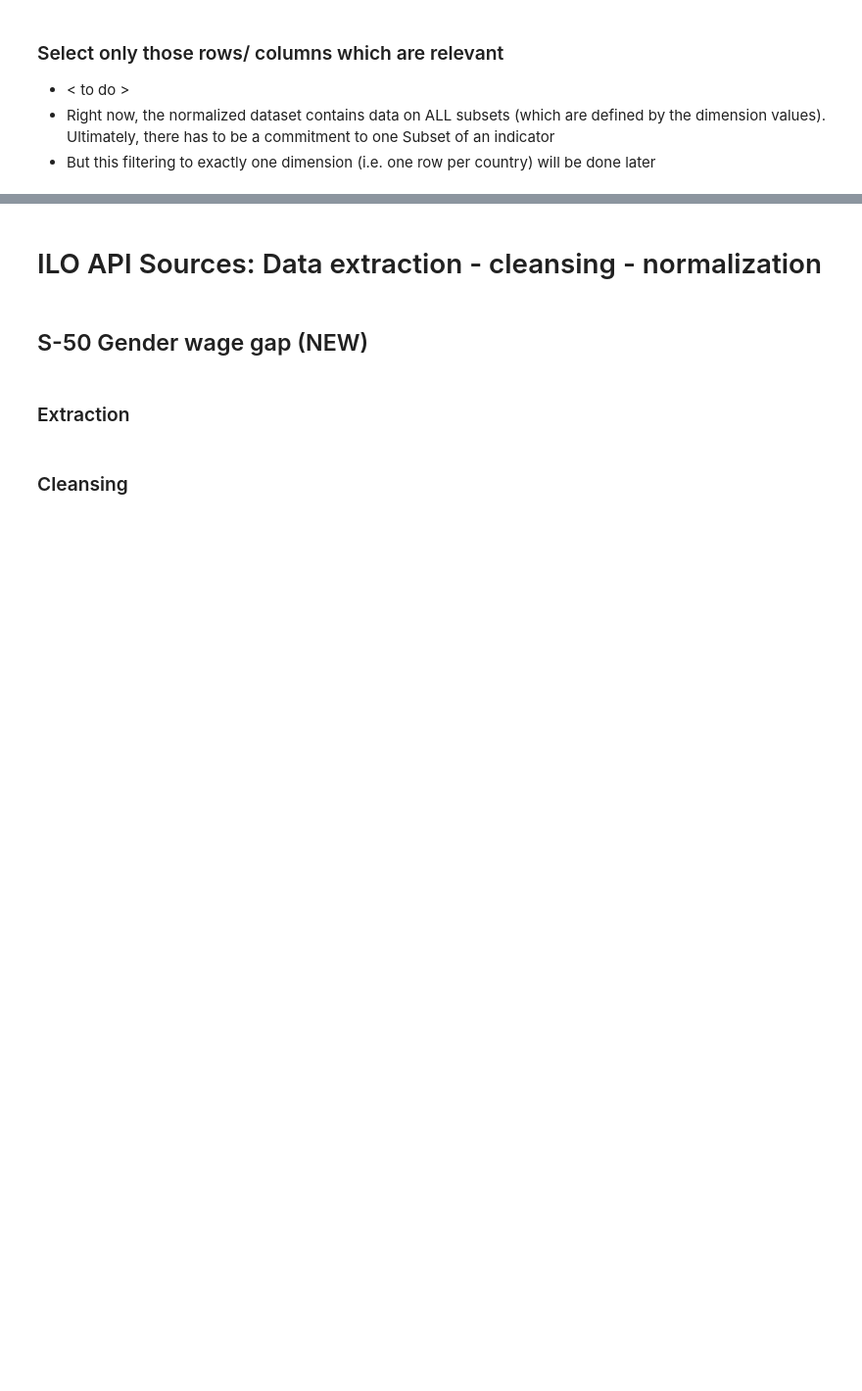
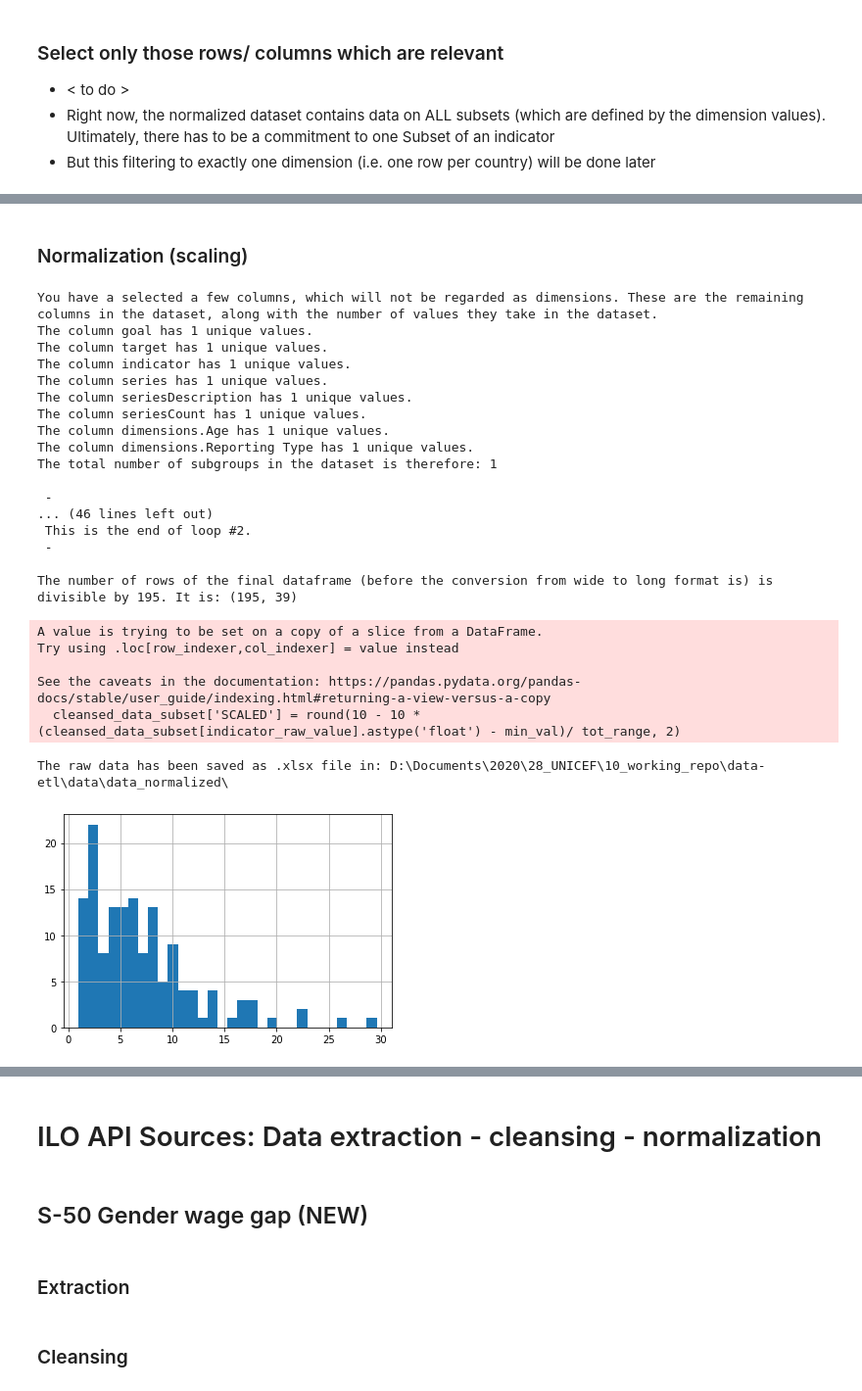
Before and after one commit to m-g-d-c/crba-etl, a Jupyter notebook: main.ipynb, the cells around one changed output, grey strips where cells are left out. Shown at 98% size. Saved outputs shown, nothing was run; the diff lists cells and outputs as text; code cells hidden in the pictures; blank space fills up the shorter version.

Commit message:
Update main.ipynb
Add more indicators, e.g. from WHO

```diff
--- a/main.ipynb
+++ b/main.ipynb
@@ -1039,0 +868,7 @@ The raw data has been saved as .xlsx file in: D:\Documents\2020\28_UNICEF\10_wor
+# %%
+# Extract data
+s102_raw = extract_sdg_api_data(series_code = 'SH_STA_OVRWGT')
+
+# Save raw data
+save_raw_data.save_raw_data(dataframe = s102_raw,
+              filename = 'S_102.xlsx')
@@ -1039,0 +935,65 @@ The raw data has been saved as .xlsx file in: D:\Documents\2020\28_UNICEF\10_wor
+# %% [markdown]
+### Normalization (scaling)
+# %%
+# Scale the raw data and bring the dataframe into long formmat
+s102_normalized = scaler.normalizer(cleansed_data = s102_cleansed,
+                        indicator_raw_value = 'value',
+                        indicator_code = '3.1.3',
+                        indicator_name = 'Proportion of children moderately or severely overweight (%)',
+                        cleansed_df_iso2_col = 'CountryIso2',
+                        crba_final_country_list = country_crba_list,
+                        crba_final_country_list_iso_col = 'COUNTRY_ISO_2',
+                        inverted = True,
+                        non_dim_cols = ['geoAreaCode',
+                                        'geoAreaName',
+                                        'timePeriodStart',
+                                        'value',
+                                        'valueType',
+                                        'time_detail',
+                                        'timeCoverage',
+                                        'upperBound',
+                                        'lowerBound',
+                                        'basePeriod',
+                                        'source',
+                                        'geoInfoUrl',
+                                        'footnotes',
+                                        'attributes.Nature',
+                                        'attributes.Units',
+                                        'Unnamed: 0',
+                                        'CountryDesc',
+                                        'CountryIso2',
+                                        'CountryIso3',
+                                        'COUNTRY_ISO_2',
+                                        'COUNTRY_ISO_3',
+                                        'COUNTRY_NAME',
+                                        '_merge']
+                       )
+
+# save normalized data
+save_normalized_data.save_normalized_data(dataframe = s102_normalized,
+             filename = 'S_102_normalized.xlsx')
+# %% [output]
+You have a selected a few columns, which will not be regarded as dimensions. These are the remaining columns in the dataset, along with the number of values they take in the dataset.
+The column goal has 1 unique values.
+The column target has 1 unique values.
+The column indicator has 1 unique values.
+The column series has 1 unique values.
+The column seriesDescription has 1 unique values.
+The column seriesCount has 1 unique values.
+The column dimensions.Age has 1 unique values.
+The column dimensions.Reporting Type has 1 unique values.
+The total number of subgroups in the dataset is therefore: 1
+
+ -
+... (46 lines left out)
+ This is the end of loop #2.
+ -
+
+The number of rows of the final dataframe (before the conversion from wide to long format is) is divisible by 195. It is: (195, 39)
+A value is trying to be set on a copy of a slice from a DataFrame.
+Try using .loc[row_indexer,col_indexer] = value instead
+
+See the caveats in the documentation: https://pandas.pydata.org/pandas-docs/stable/user_guide/indexing.html#returning-a-view-versus-a-copy
+  cleansed_data_subset['SCALED'] = round(10 - 10 * (cleansed_data_subset[indicator_raw_value].astype('float') - min_val)/ tot_range, 2)
+The raw data has been saved as .xlsx file in: D:\Documents\2020\28_UNICEF\10_working_repo\data-etl\data\data_normalized\
+[figure, added]
```
Also changed, not shown: parts of 83 cells of this notebook.
